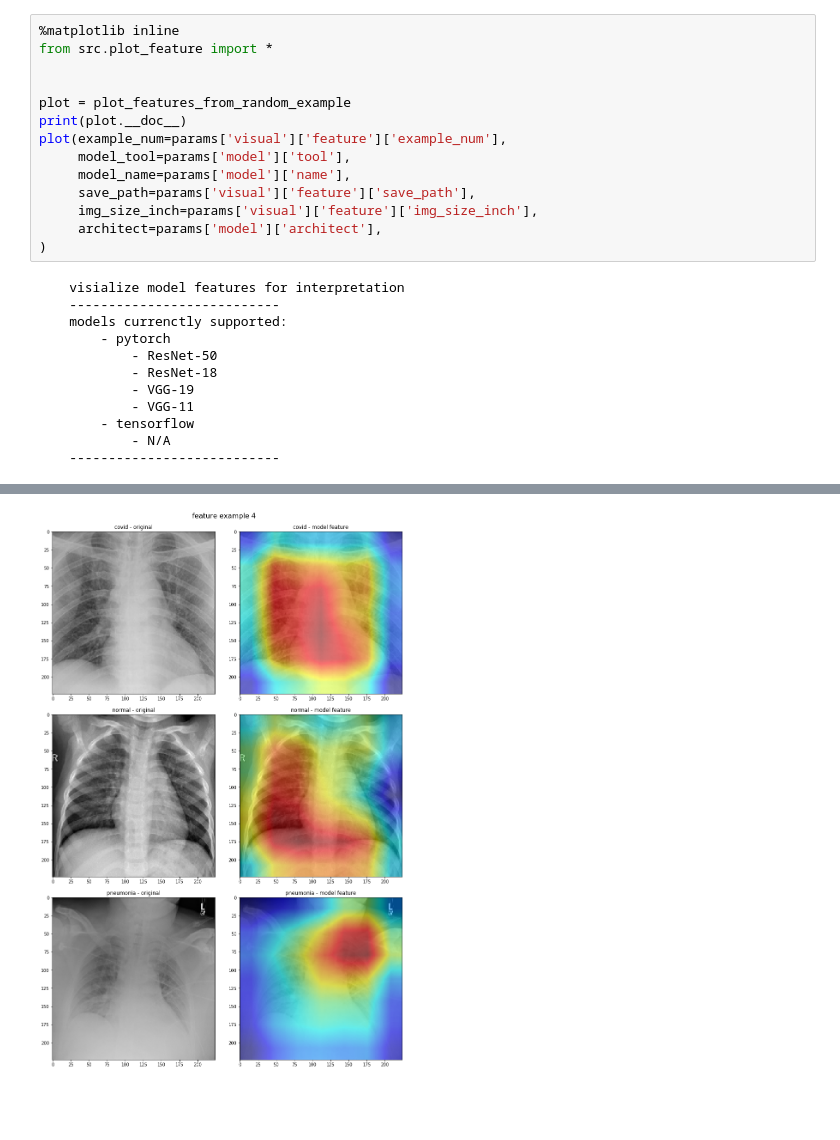
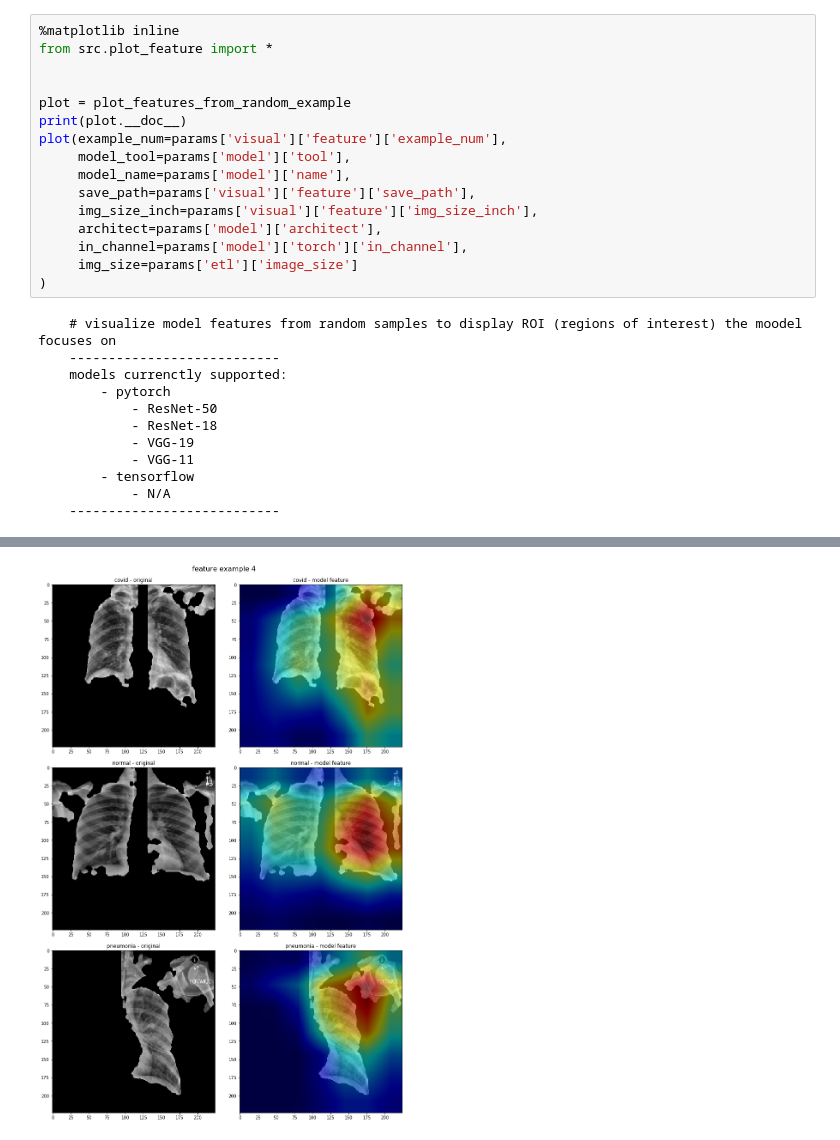
Before and after one commit to hzhaoc/cnn-COVID-CXR, a Jupyter notebook: 210 plot feature.ipynb, the cells around one changed output, grey strips where cells are left out. Cells and saved outputs as stored; diff of their text form; blank space fills up the shorter version.

```diff
--- a/210 plot feature.ipynb
+++ b/210 plot feature.ipynb
@@ -11,9 +11,11 @@ plot(example_num=params['visual']['feature']['example_num'],
      save_path=params['visual']['feature']['save_path'],
      img_size_inch=params['visual']['feature']['img_size_inch'],
      architect=params['model']['architect'],
+     in_channel=params['model']['torch']['in_channel'],
+     img_size=params['etl']['image_size']
 )
 # %% [output]
-    visialize model features for interpretation
+    # visualize model features from random samples to display ROI (regions of interest) the moodel focuses on
     ---------------------------
     models currenctly supported:
         - pytorch
@@ -30 +32 @@ plot(example_num=params['visual']['feature']['example_num'],
-[figure, old version]
+[figure, new version]
```
Also changed, not shown: parts of 1 cell of this notebook, 21 other files.
